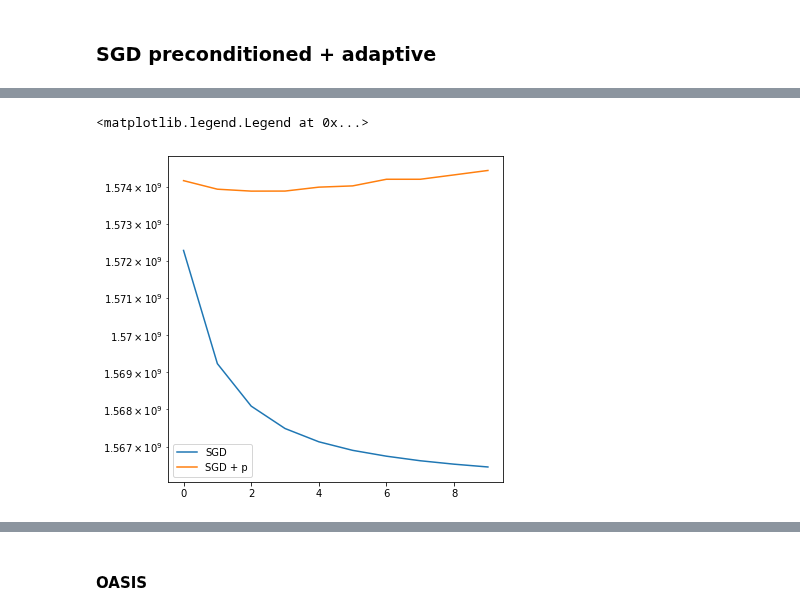
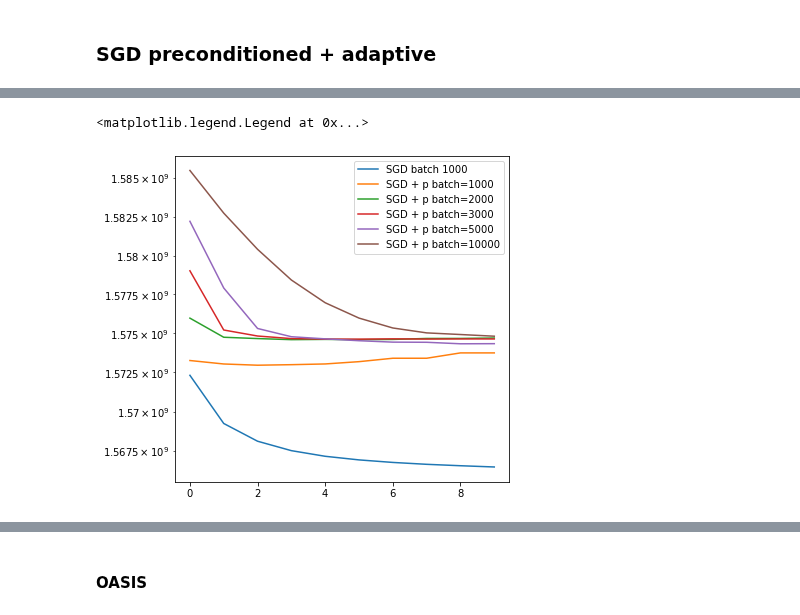
Before and after one commit to bogdantoader/simplecryoem, a Jupyter notebook: nb/Higher_stochastic.ipynb, the cells around one changed output, grey strips where cells are left out. Drawn from its saved outputs; the diff is of its cells as text; code cells hidden in the pictures.

```diff
--- a/nb/Higher_stochastic.ipynb
+++ b/nb/Higher_stochastic.ipynb
@@ -518,10 +504,18 @@ Total time:  1799.94 seconds
 # %%
-plt.semilogy(loss_rec)
-plt.semilogy(loss_p_rec)
-plt.legend(['SGD', 'SGD + p'])
+#plt.semilogy(loss_rec)
+#plt.semilogy(loss_p_rec)
+#plt.legend(['SGD', 'SGD + p'])
-# %% [output]
-<matplotlib.legend.Legend at 0x...>
-[figure, removed]
+# %%
+plt.semilogy(loss_rec)
+plt.semilogy(loss_p_rec1000)
+plt.semilogy(loss_p_rec2000)
+plt.semilogy(loss_p_rec3000)
+plt.semilogy(loss_p_rec5000)
+plt.semilogy(loss_p_rec10000)
+plt.legend(['SGD batch 1000', 'SGD + p batch=1000', 'SGD + p batch=2000', 'SGD + p batch=3000', 'SGD + p batch=5000', 'SGD + p batch=10000'])
+# %% [output]
+<matplotlib.legend.Legend at 0x...>
+[figure, added]
 # %%
 v_p_rec_l, _ = rescale_larger_grid(v_p_rec, x_grid, nx0)
 vr_sgd_p = jnp.real(jnp.fft.fftshift(jnp.fft.ifftn(v_p_rec_l)))
```
Also changed, not shown: parts of 16 cells of this notebook.
